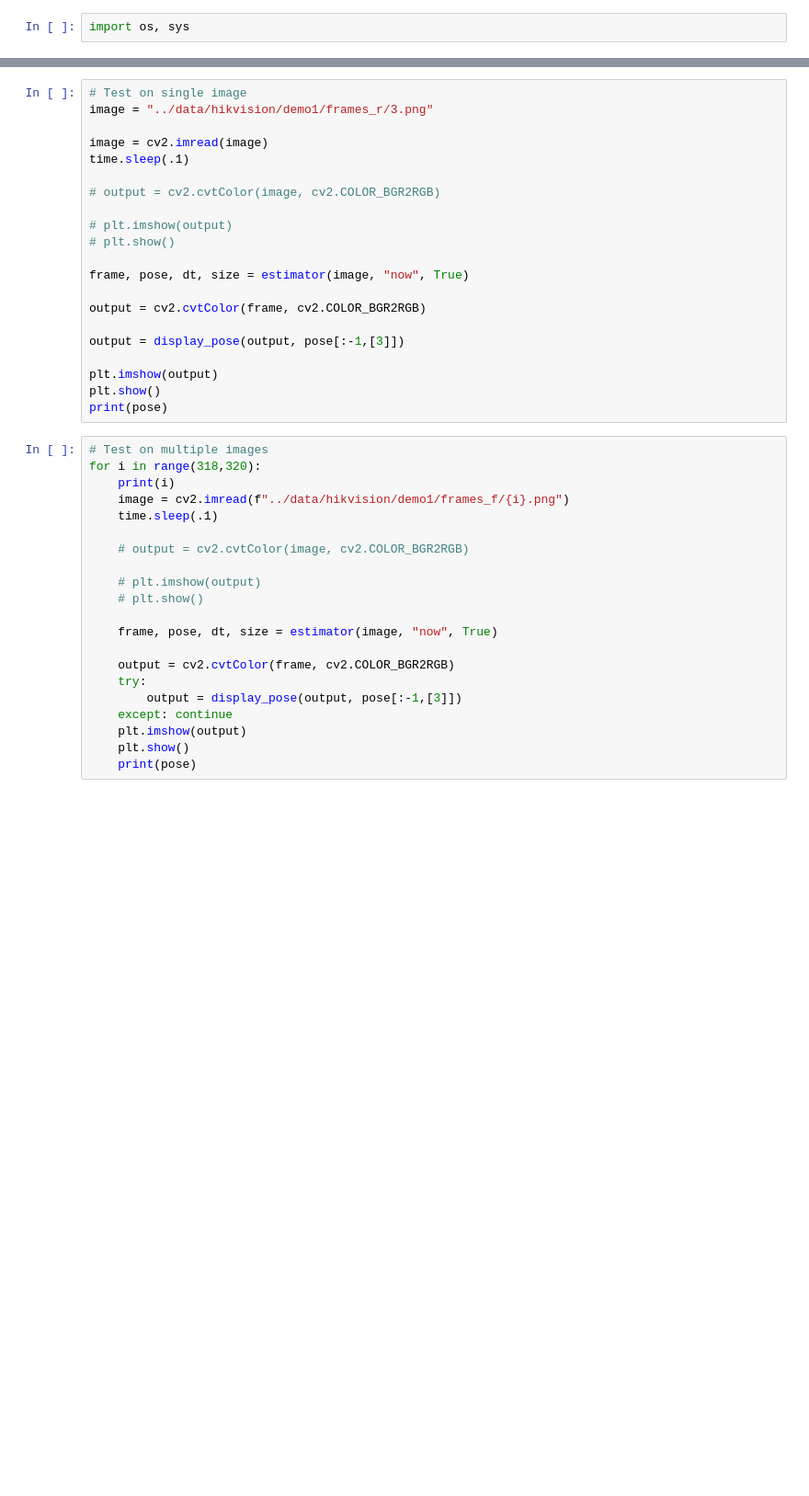
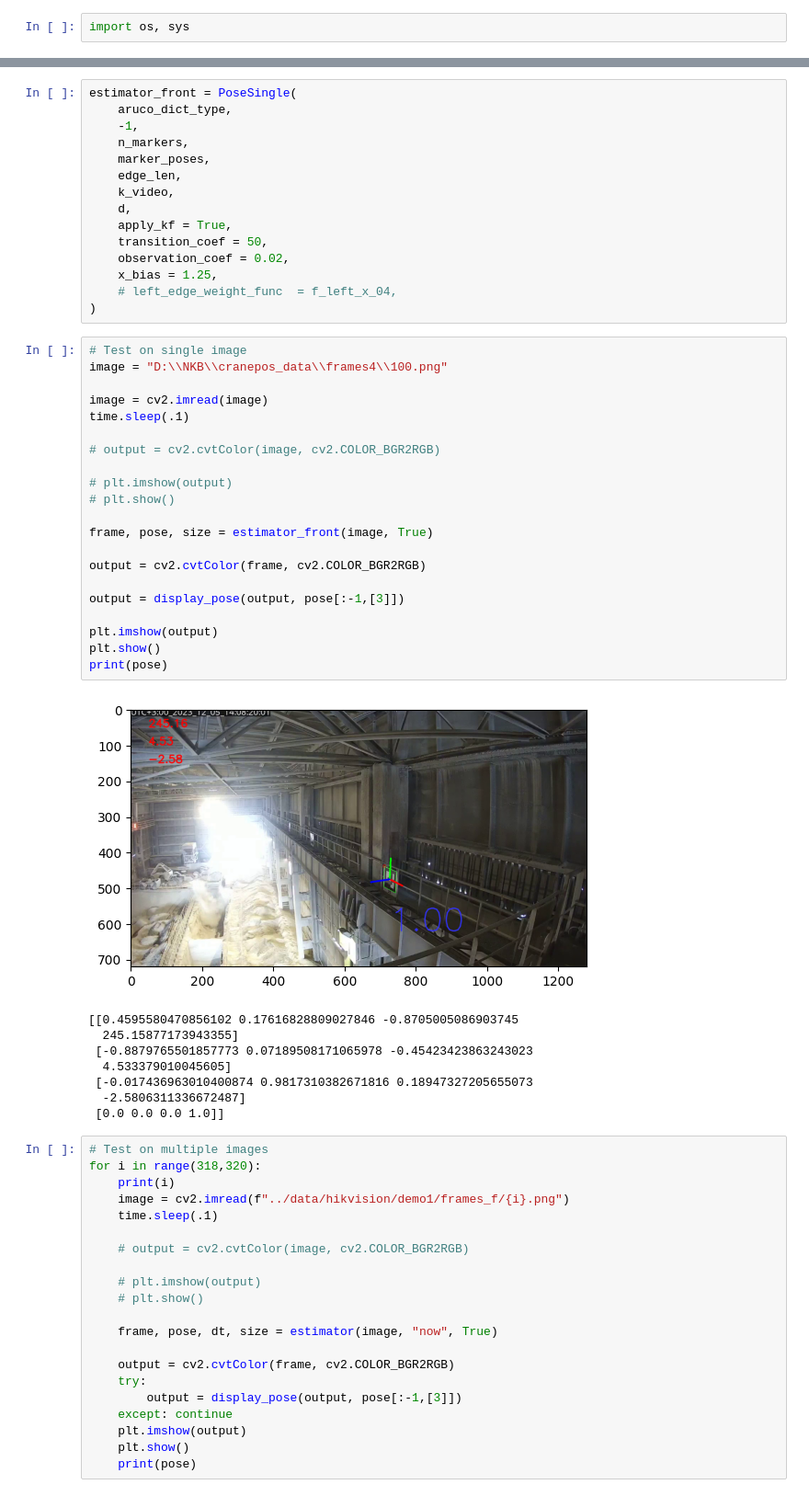
Before and after one commit to nkb-tech/cranpose, a Jupyter notebook: jupyters/demo_estimate_pose_hikvision.ipynb, the cells around one changed output, grey strips where cells are left out. Shown at 92% size. Drawn from its saved outputs; the diff is of its cells as text; blank space fills up the shorter version.

```diff
--- a/jupyters/demo_estimate_pose_hikvision.ipynb
+++ b/jupyters/demo_estimate_pose_hikvision.ipynb
@@ -53,24 +60,48 @@ estimator = PoseSingle(aruco_dict_type,
+# %%
+estimator_front = PoseSingle(
+    aruco_dict_type,
+    -1,
+    n_markers,
+    marker_poses,
+    edge_len,
+    k_video,
+    d,
+    apply_kf = True,
+    transition_coef = 50,
+    observation_coef = 0.02,
+    x_bias = 1.25,
+    # left_edge_weight_func  = f_left_x_04,
+)
 # %%
 # Test on single image
-image = "../data/hikvision/demo1/frames_r/3.png"
+image = "D:\\NKB\\cranepos_data\\frames4\\100.png"
 
 image = cv2.imread(image)
 time.sleep(.1)
 
 # output = cv2.cvtColor(image, cv2.COLOR_BGR2RGB)
 
 # plt.imshow(output)
 # plt.show()
 
-frame, pose, dt, size = estimator(image, "now", True)
+frame, pose, size = estimator_front(image, True)
 
 output = cv2.cvtColor(frame, cv2.COLOR_BGR2RGB)
 
 output = display_pose(output, pose[:-1,[3]])
 
 plt.imshow(output)
 plt.show()
 print(pose)
+# %% [output]
+[figure, added]
+[[0.4595580470856102 0.17616828809027846 -0.8705005086903745
+  245.15877173943355]
+ [-0.8879765501857773 0.07189508171065978 -0.45423423863243023
+  4.533379010045605]
+ [-0.017436963010400874 0.9817310382671816 0.18947327205655073
+  -2.5806311336672487]
+ [0.0 0.0 0.0 1.0]]
 # %%
 # Test on multiple images
 for i in range(318,320):
```
Also changed, not shown: parts of 3 cells of this notebook, 3 other files.
